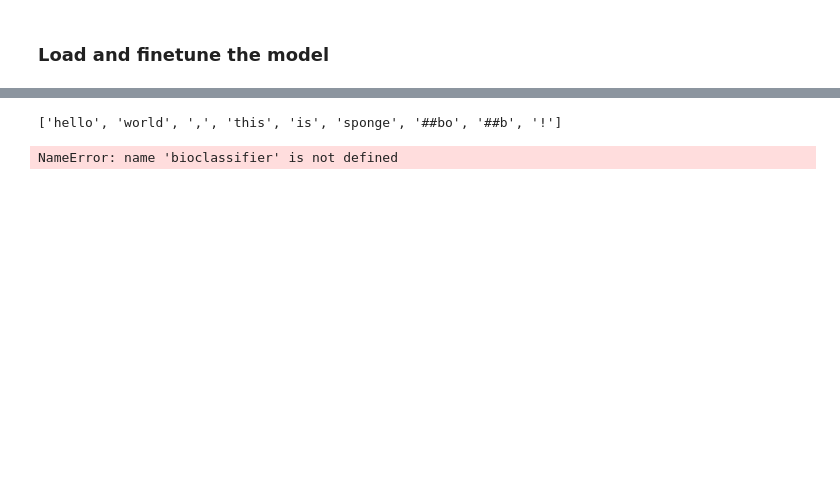
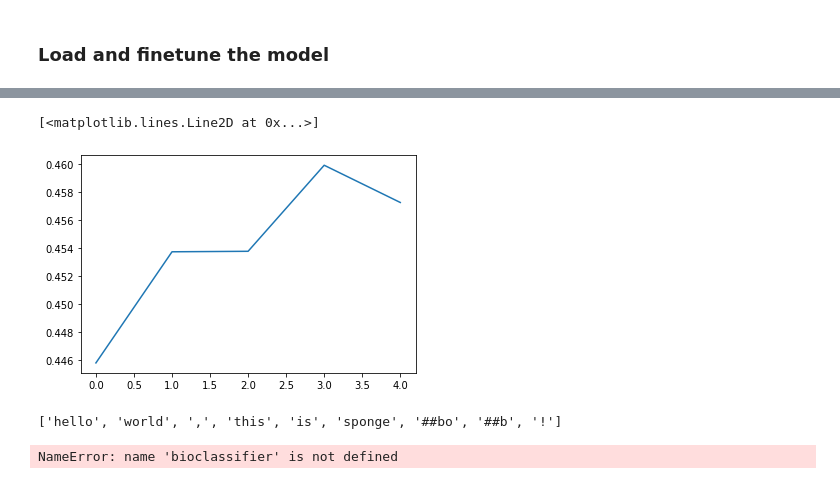
Before and after one commit to erolm-a/colla-framework, a Jupyter notebook: notebooks/EntitiesAsExperts.ipynb, the cells around one changed output, grey strips where cells are left out. Drawn from its saved outputs; the diff is of its cells as text; code cells hidden in the pictures; blank space fills up the shorter version.

```diff
--- a/notebooks/EntitiesAsExperts.ipynb
+++ b/notebooks/EntitiesAsExperts.ipynb
@@ -163,8 +188,8 @@ bio_train, bio_validation = random_split(bio_data, [bio_train_size, bio_validati
 bio_train_sampler = RandomSampler(bio_train)
 bio_train_dataloader = DataLoader(bio_train, sampler=bio_train_sampler, batch_size=bs)
 
-validation_sampler = RandomSampler(bio_validation)
-validation_dataloader = DataLoader(bio_validation, sampler=validation_sampler, batch_size=bs)
+bio_validation_sampler = RandomSampler(bio_validation)
+bio_validation_dataloader = DataLoader(bio_validation, sampler=bio_validation_sampler, batch_size=bs)
 # %% [markdown]
 ## Model
 
@@ -383,19 +623,16 @@ torch.Size([32, 768])
 # %%
-from seqeval.metrics import f1_score, accuracy_score
-
-import numpy as np
-from torch.nn.utils import clip_grad_norm_
-from tqdm import tqdm
 
 loss_values, validation_loss_values = [], []
 
-for epoch in range(10):
+for epoch in range(epochs):
     linkpredictorclassifier.train()
     total_loss = 0
 
     for batch in tqdm(wiki_train_dataloader):
         #batch = tuple(t.to(device) for t in batch)
+
         batch = tuple(t.to(device) for t in batch)
+
         b_input_ids, b_input_mask, b_labels = batch
 
         linkpredictorclassifier.zero_grad()
@@ -412,9 +649,8 @@ for epoch in range(10):
         optimizer_lp.step()
         scheduler_lp.step()
 
-    #avg_train_loss = total_loss / len(wiki_train_dataloader)
     avg_train_loss = total_loss / len(wiki_train_dataloader)
-    print("Average train loss: {}".format(avg_train_loss))
+    tqdm.write("Average train loss: {}".format(avg_train_loss))
 
     loss_values.append(avg_train_loss)
 
@@ -426,17 +662,12 @@ for epoch in range(10):
 
     linkpredictorclassifier.eval()
 
-    for step, batch in enumerate(wiki_validation_dataloader):
-        print(step)
-
-        batch = tuple(t.to(device) for t in batch)
+    for batch in tqdm(wiki_validation_dataloader):
+        batch = tuple([t.to(device) for t in batch])
         b_input_ids, b_input_mask, b_labels = batch
 
-        print(b_labels)
-        print(b_labels.shape)
-
         with torch.no_grad():
-            outputs = bioclassifier(b_input_ids, token_type_ids=None,
+            outputs = linkpredictorclassifier(b_input_ids, token_type_ids=None,
                             attention_mask=b_input_mask, labels=b_labels)
 
         logits = outputs[1].detach().cpu().numpy()
@@ -447,21 +678,18 @@ for epoch in range(10):
         predictions.extend([list(p) for p in np.argmax(logits, axis=2)])
         true_labels.extend(label_ids)
 
-        # This is still quite slow, we need to get it to work fast
-        if step >= 100:
-            break
-
     eval_loss = eval_loss / len(wiki_validation_dataloader)
     validation_loss_values.append(eval_loss)
-    pred_tags = [[bio_values[p_i] for p_i, l_i in zip(p, l)]
-                    for p, l in zip(predictions, true_labels)]
 
-    true_tags = [[bio_values[l_i] for l_i in l] for l in true_labels]
-
-    tqdm.tqdm.write(f"Validation Accuracy: {accuracy_score(pred_tags, true_tags)}")
-    tqdm.tqdm.write(f"Validation F1-Score: {f1_score(pred_tags, true_tags)}")
-    tqdm.tqdm.write(f"Validation loss: {eval_loss}")
-    tqdm.tqdm.write()
+    tqdm.write(f"Validation loss: {eval_loss}")
+    tqdm.write("")
+# %%
+import matplotlib.pyplot as plt
+
+plt.plot(validation_loss_values)
+# %% [output]
+[<matplotlib.lines.Line2D at 0x...>]
+[figure, added]
 # %%
 def transform_sentence(sentence: str):
     tokens = tokenizer.tokenize(sentence)
```
Also changed, not shown: parts of 26 cells of this notebook.
